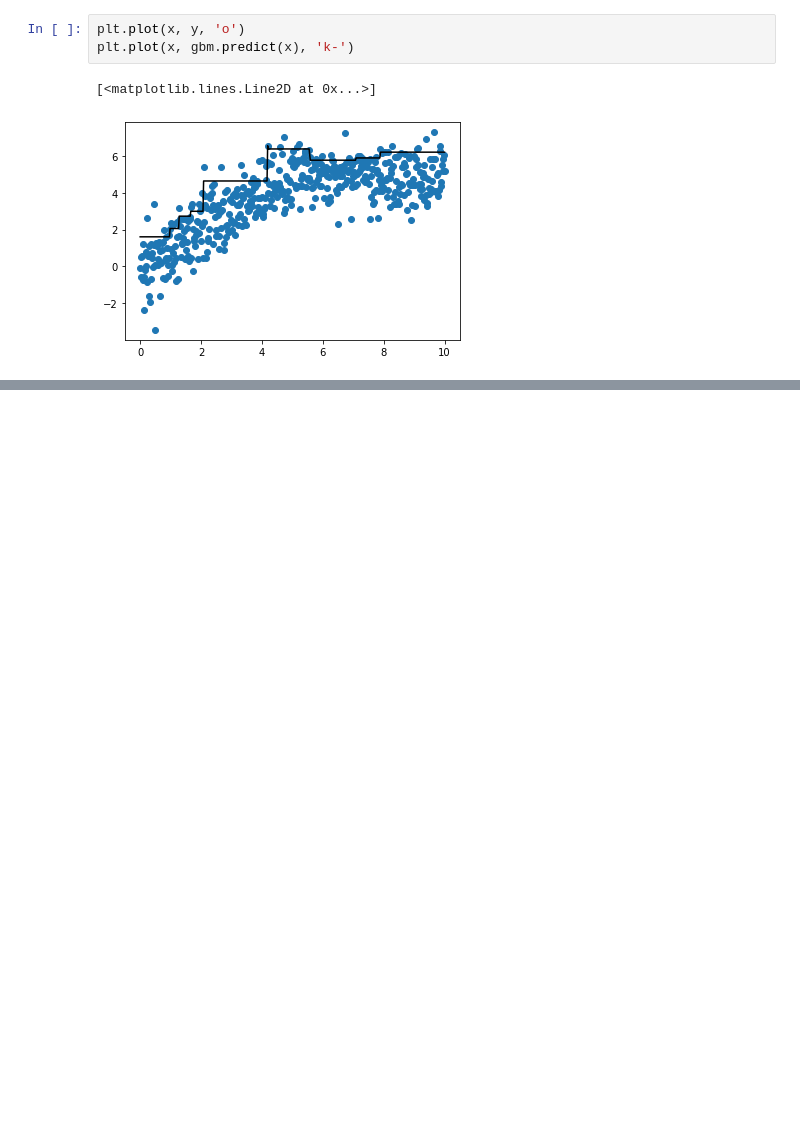
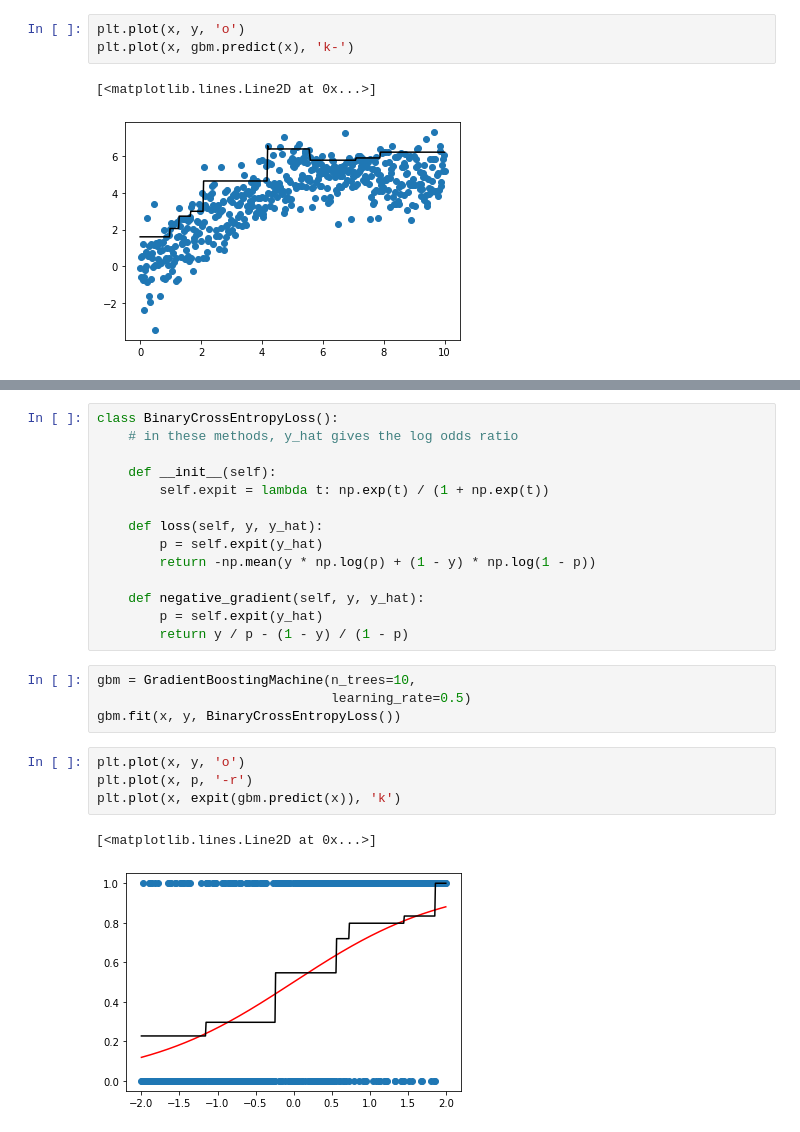
Before and after one commit to mcb00/blog, a Jupyter notebook: _drafts/freedman-gbm-implementation.ipynb, the cells around one changed output, grey strips where cells are left out. Cells and saved outputs as stored; diff of their text form; blank space fills up the shorter version.

```diff
--- a/_drafts/hacks-for-freedman-gbm.ipynb
+++ b/_drafts/freedman-gbm-implementation.ipynb
@@ -324,0 +325,25 @@ plt.plot(x, gbm.predict(x), 'k-')
+# %%
+class BinaryCrossEntropyLoss():
+    # in these methods, y_hat gives the log odds ratio
+
+    def __init__(self):
+        self.expit = lambda t: np.exp(t) / (1 + np.exp(t))
+
+    def loss(self, y, y_hat):
+        p = self.expit(y_hat)
+        return -np.mean(y * np.log(p) + (1 - y) * np.log(1 - p))
+
+    def negative_gradient(self, y, y_hat):
+        p = self.expit(y_hat)
+        return y / p - (1 - y) / (1 - p)
+# %%
+gbm = GradientBoostingMachine(n_trees=10,
+                              learning_rate=0.5)
+gbm.fit(x, y, BinaryCrossEntropyLoss())
+# %%
+plt.plot(x, y, 'o')
+plt.plot(x, p, '-r')
+plt.plot(x, expit(gbm.predict(x)), 'k')
+# %% [output]
+[<matplotlib.lines.Line2D at 0x...>]
+[figure, added]
```
Also changed, not shown: parts of 6 cells of this notebook.
